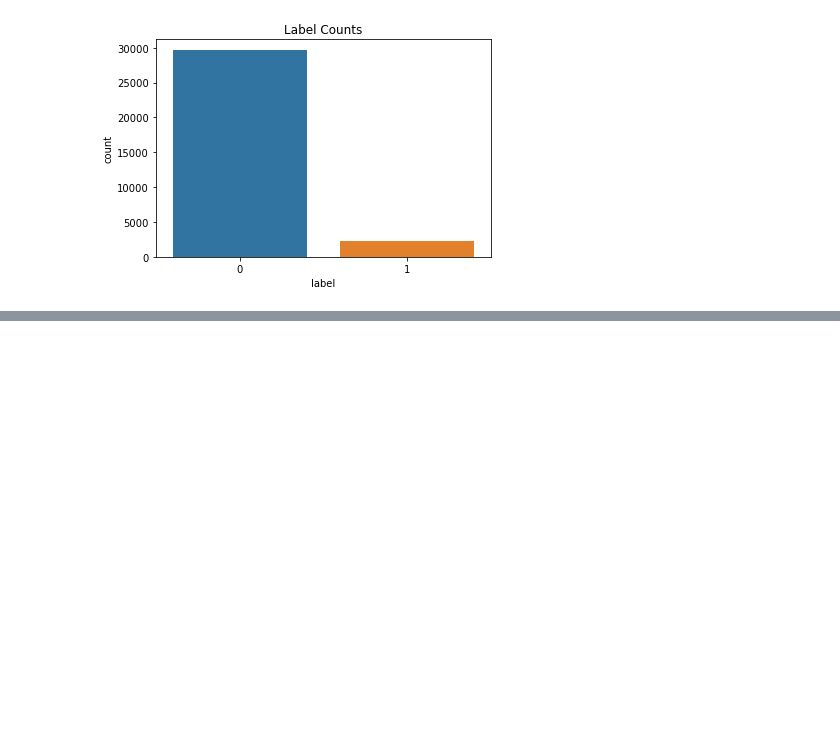
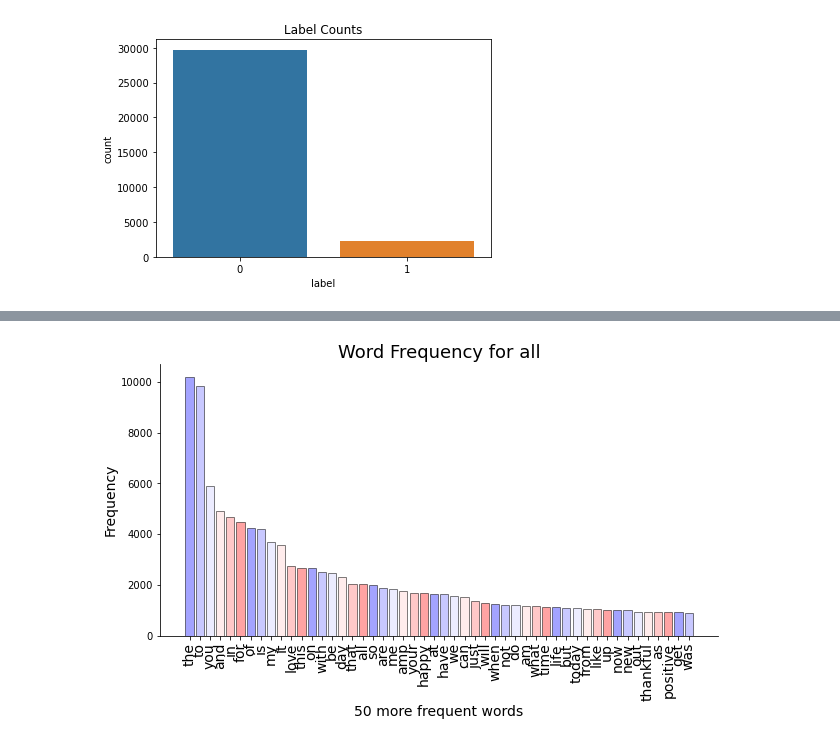
Before and after one commit to alwinruby/Twitter_Sentiment_Analysis, a Jupyter notebook: notebook/Sentimental Analysis.ipynb, the cells around one changed output, grey strips where cells are left out. Cells and saved outputs as stored; diff of their text form; code cells hidden in the pictures; blank space fills up the shorter version.

Commit message:
Word Frequency

```diff
--- a/notebook/Sentimental Analysis.ipynb
+++ b/notebook/Sentimental Analysis.ipynb
@@ -153,3 +153,14 @@ def graph(word_frequency, sent):
     plt.gca().spines["top"].set_visible(False);
     plt.gca().spines["right"].set_visible(False);
     plt.show()
+# %%
+word_frequency = vectorization(train).sort_values(0, ascending = False)
+#word_frequency_pos = vectorization(training_data[training_data['label'] == '1']).sort_values(0, ascending = False)
+#word_frequency_neg = vectorization(training_data[training_data['label'] == '1']).sort_values(0, ascending = False)
+
+    #Graph with frequency words all, positive and negative tweets and get the frequency
+graph(word_frequency, 'all')
+#graph(word_frequency_pos, 'positive')
+#graph(word_frequency_neg, 'negative')
+# %% [output]
+[figure, added]
```
Also changed, not shown: 1 other file.
